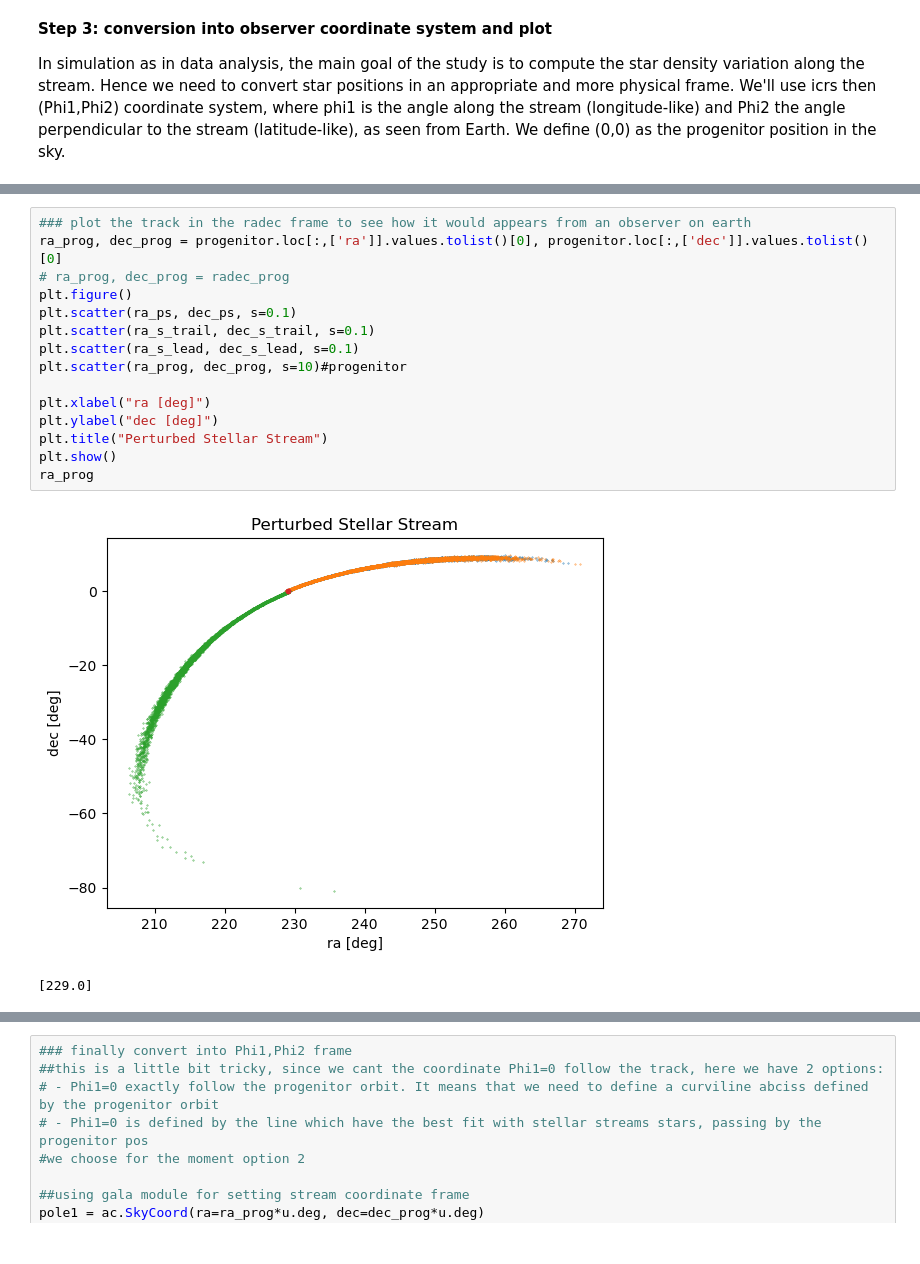
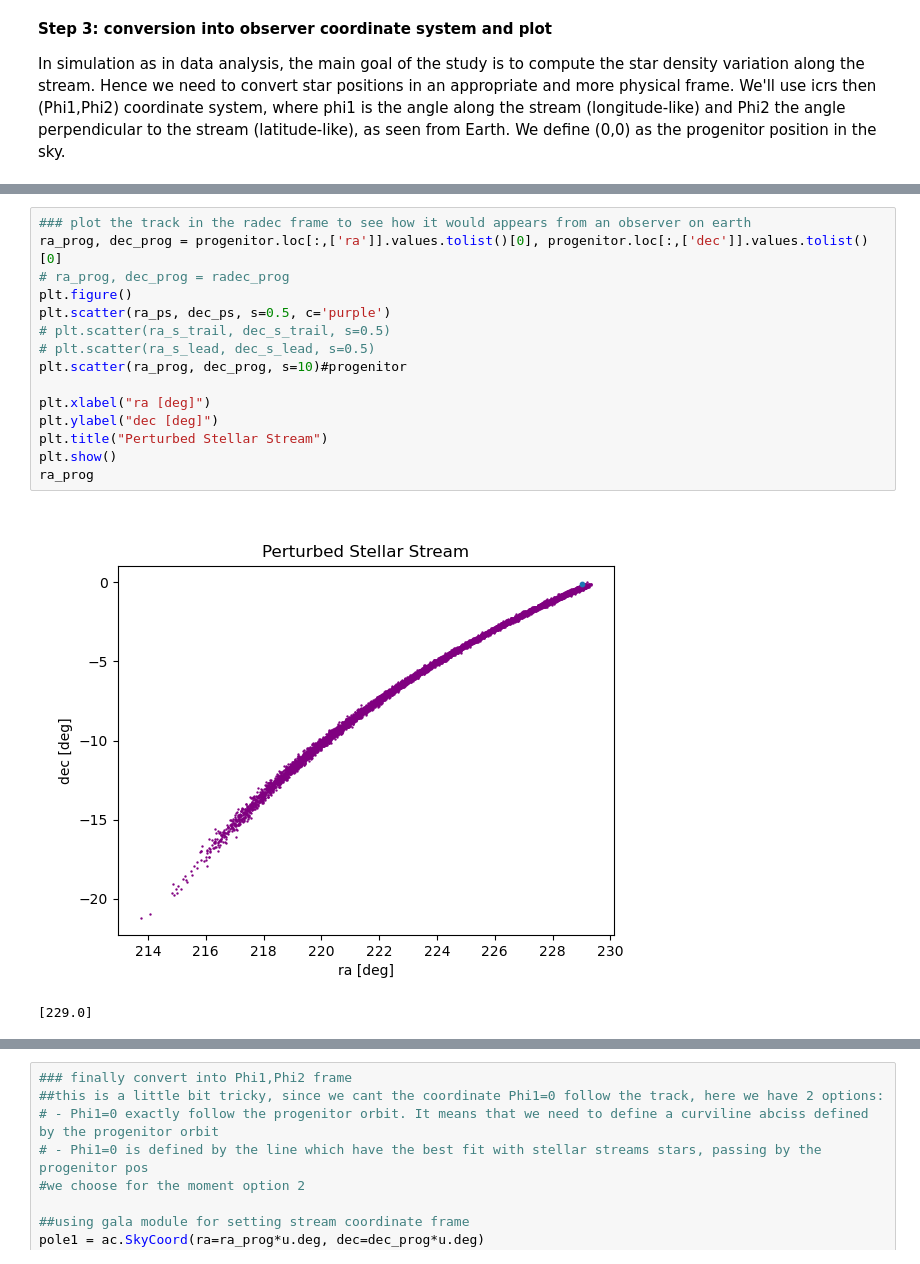
Before and after one commit to LSSTDESC/stream_sim, a Jupyter notebook: notebooks/stream_sim_galpy.ipynb, the cells around one changed output, grey strips where cells are left out. Cells and saved outputs as stored; diff of their text form.

```diff
--- a/notebooks/stream_sim_galpy.ipynb
+++ b/notebooks/stream_sim_galpy.ipynb
@@ -276,19 +276,19 @@ Text(0.5, 0, 'Z')
 # %%
 ### plot the track in the radec frame to see how it would appears from an observer on earth
 ra_prog, dec_prog = progenitor.loc[:,['ra']].values.tolist()[0], progenitor.loc[:,['dec']].values.tolist()[0]
 # ra_prog, dec_prog = radec_prog
 plt.figure()
-plt.scatter(ra_ps, dec_ps, s=0.1)
-plt.scatter(ra_s_trail, dec_s_trail, s=0.1)
-plt.scatter(ra_s_lead, dec_s_lead, s=0.1)
+plt.scatter(ra_ps, dec_ps, s=0.5, c='purple')
+# plt.scatter(ra_s_trail, dec_s_trail, s=0.5)
+# plt.scatter(ra_s_lead, dec_s_lead, s=0.5)
 plt.scatter(ra_prog, dec_prog, s=10)#progenitor
 
 plt.xlabel("ra [deg]")
 plt.ylabel("dec [deg]")
 plt.title("Perturbed Stellar Stream")
 plt.show()
 ra_prog
 # %% [output]
-[figure, old version]
+[figure, new version]
 [229.0]
 # %%
```
Also changed, not shown: parts of 10 cells of this notebook, 1 other file.
